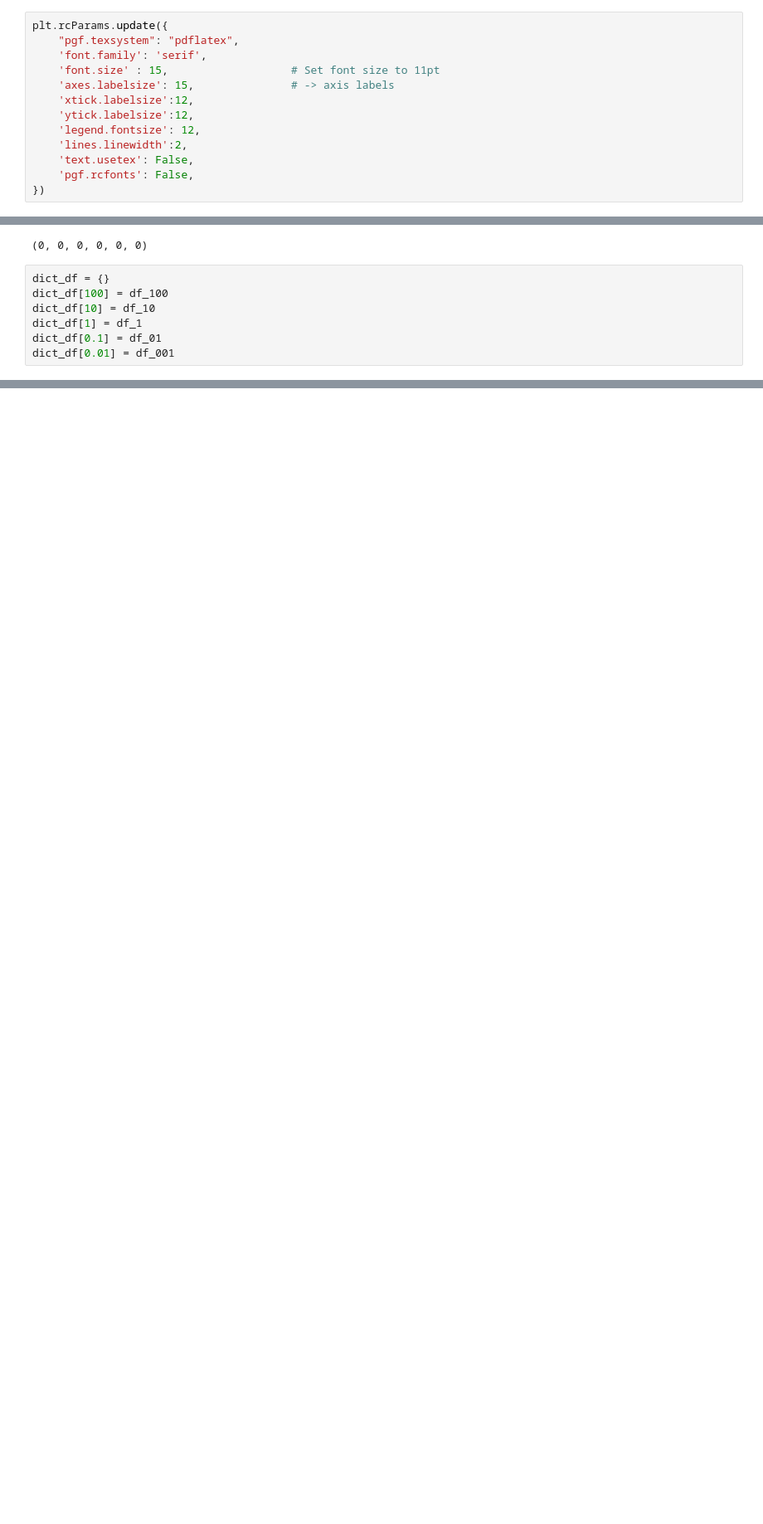
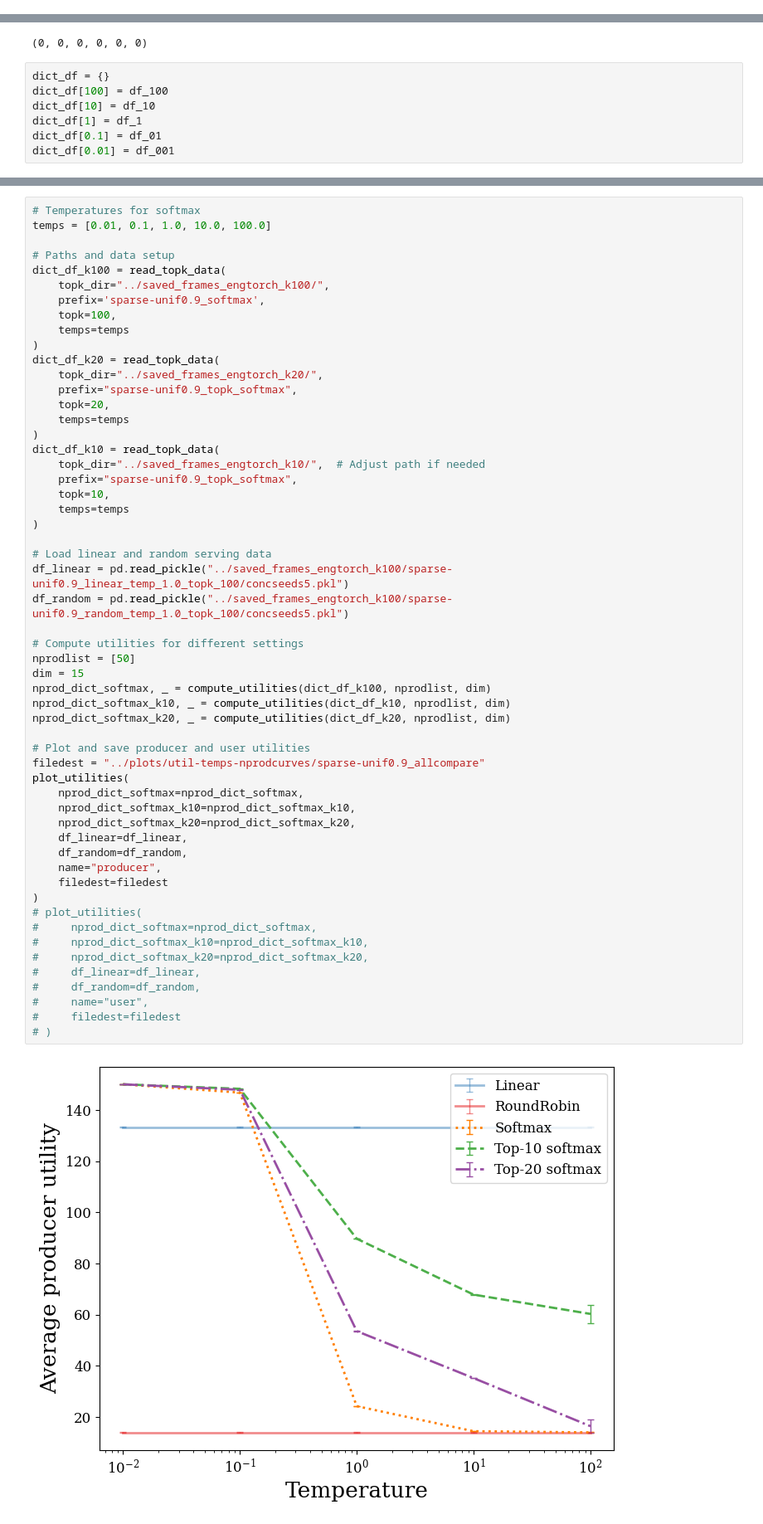
Before and after one commit to krishnacharya/recsys_eq, a Jupyter notebook: notebooks/utilities-tempvar-nprodcurves-exp2.ipynb, the cells around one changed output, grey strips where cells are left out. Shown at 83% size. Cells and saved outputs as stored; diff of their text form; blank space fills up the shorter version.

```diff
--- a/notebooks/utilities-tempvar-nprodcurves-exp2.ipynb
+++ b/notebooks/utilities-tempvar-nprodcurves-exp2.ipynb
@@ -11,19 +11,6 @@ from sklearn.preprocessing import normalize
 from game.plotting import *
 from tqdm import tqdm
 import pandas as pd
-# %%
-plt.rcParams.update({
-    "pgf.texsystem": "pdflatex",
-    'font.family': 'serif',
-    'font.size' : 15,                   # Set font size to 11pt
-    'axes.labelsize': 15,               # -> axis labels
-    'xtick.labelsize':12,
-    'ytick.labelsize':12,
-    'legend.fontsize': 12,
-    'lines.linewidth':2,
-    'text.usetex': False,
-    'pgf.rcfonts': False,
-})
 # %%
 utils = ['avg_prod_util', 'avg_user_util']
 # %%
@@ -728,0 +723,57 @@ nprod_dict_avg_produtility
+# %%
+# Temperatures for softmax
+temps = [0.01, 0.1, 1.0, 10.0, 100.0]
+
+# Paths and data setup
+dict_df_k100 = read_topk_data(
+    topk_dir="../saved_frames_engtorch_k100/",
+    prefix='sparse-unif0.9_softmax',
+    topk=100,
+    temps=temps
+)
+dict_df_k20 = read_topk_data(
+    topk_dir="../saved_frames_engtorch_k20/",
+    prefix="sparse-unif0.9_topk_softmax",
+    topk=20,
+    temps=temps
+)
+dict_df_k10 = read_topk_data(
+    topk_dir="../saved_frames_engtorch_k10/",  # Adjust path if needed
+    prefix="sparse-unif0.9_topk_softmax",
+    topk=10,
+    temps=temps
+)
+
+# Load linear and random serving data
+df_linear = pd.read_pickle("../saved_frames_engtorch_k100/sparse-unif0.9_linear_temp_1.0_topk_100/concseeds5.pkl")
+df_random = pd.read_pickle("../saved_frames_engtorch_k100/sparse-unif0.9_random_temp_1.0_topk_100/concseeds5.pkl")
+
+# Compute utilities for different settings
+nprodlist = [50]
+dim = 15
+nprod_dict_softmax, _ = compute_utilities(dict_df_k100, nprodlist, dim)
+nprod_dict_softmax_k10, _ = compute_utilities(dict_df_k10, nprodlist, dim)
+nprod_dict_softmax_k20, _ = compute_utilities(dict_df_k20, nprodlist, dim)
+
+# Plot and save producer and user utilities
+filedest = "../plots/util-temps-nprodcurves/sparse-unif0.9_allcompare"
+plot_utilities(
+    nprod_dict_softmax=nprod_dict_softmax,
+    nprod_dict_softmax_k10=nprod_dict_softmax_k10,
+    nprod_dict_softmax_k20=nprod_dict_softmax_k20,
+    df_linear=df_linear,
+    df_random=df_random,
+    name="producer",
+    filedest=filedest
+)
+# plot_utilities(
+#     nprod_dict_softmax=nprod_dict_softmax,
+#     nprod_dict_softmax_k10=nprod_dict_softmax_k10,
+#     nprod_dict_softmax_k20=nprod_dict_softmax_k20,
+#     df_linear=df_linear,
+#     df_random=df_random,
+#     name="user",
+#     filedest=filedest
+# )
+# %% [output]
+[figure, added]
```
Also changed, not shown: parts of 31 cells of this notebook, 3 other files.
